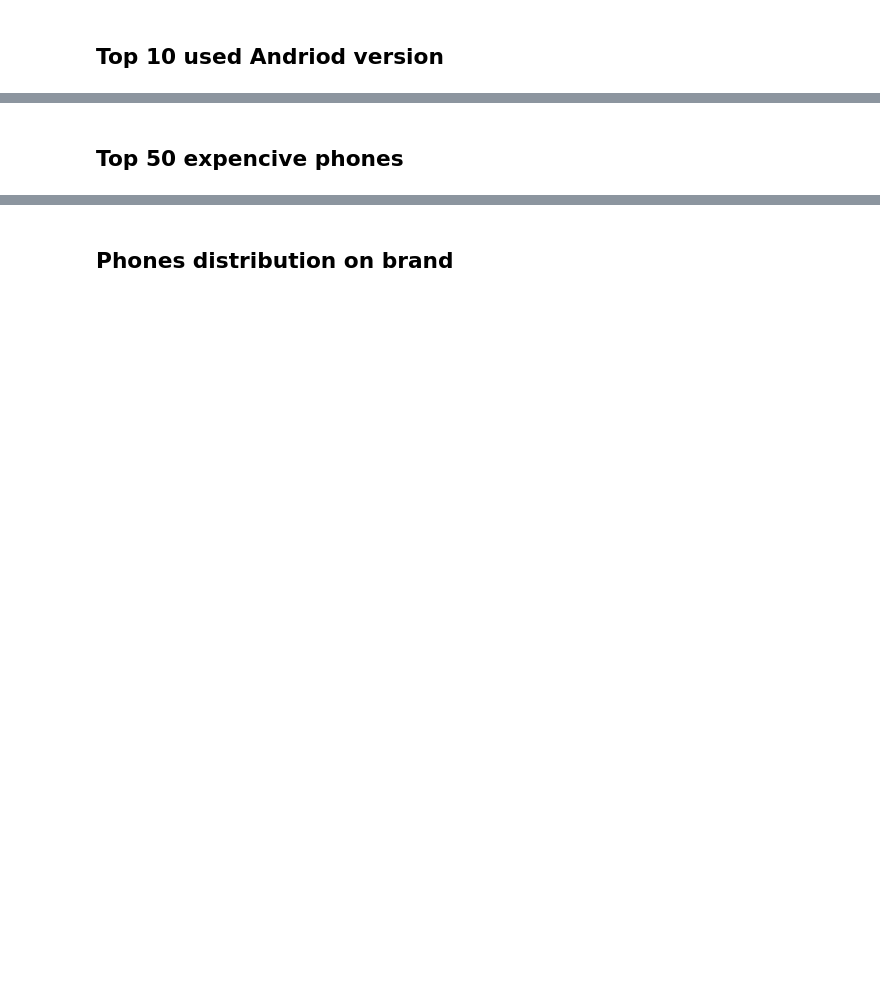
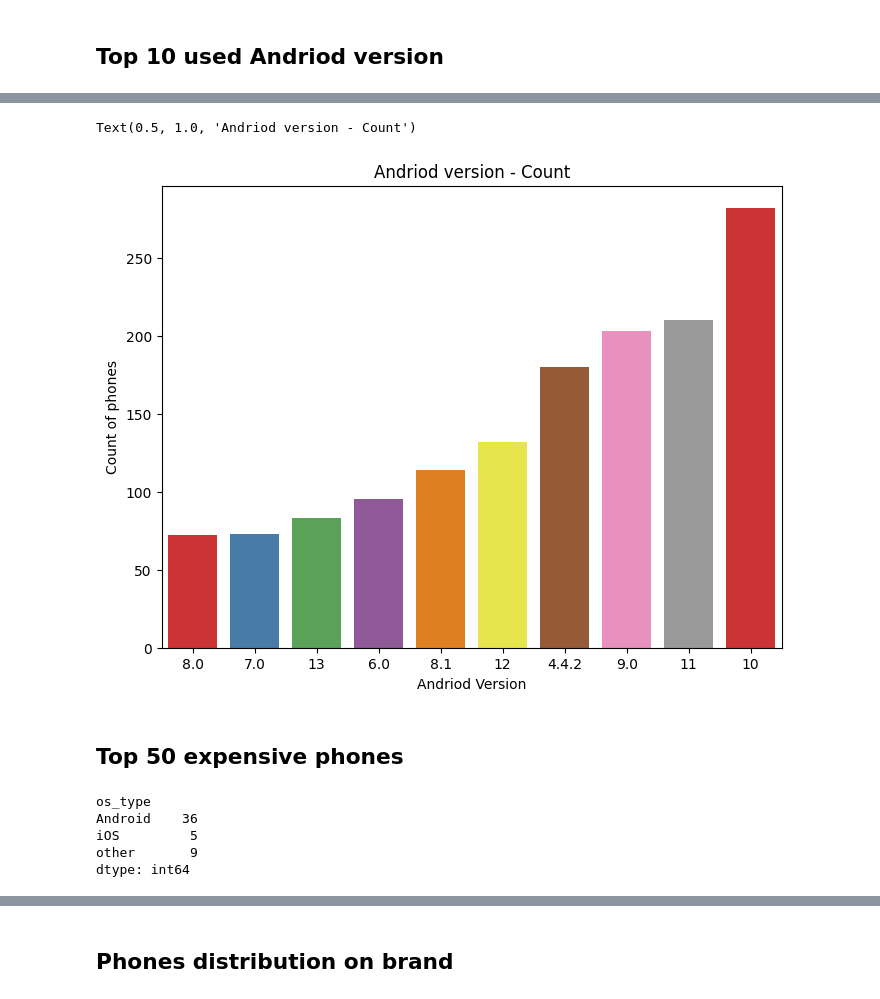
Before and after one commit to sinaaasghari/mobile-land, a Jupyter notebook: statics-analyzing.ipynb, the cells around one changed output, grey strips where cells are left out. Drawn from its saved outputs; the diff is of its cells as text; code cells hidden in the pictures; blank space fills up the shorter version.

```diff
--- a/statics-analyzing.ipynb
+++ b/statics-analyzing.ipynb
@@ -37,2 +98,31 @@ stats
+# %%
+df_tmp = df[df['os_type'] == 'Android']
+count_versions_of_android  = df_tmp.groupby('os_version').size()
+count_versions_of_android = count_versions_of_android.sort_values(ascending=False)[:10]
+
+df_tmp = pd.DataFrame(count_versions_of_android).reset_index()
+df_tmp = df_tmp.sort_values(by=0)
+# %%
+plt.figure(figsize=(8, 6))
+
+sns.barplot(x='os_version' , y=0 , data=df_tmp , palette='Set1')
+
+plt.ylabel('Count of phones')
+plt.xlabel('Andriod Version')
+
+plt.title('Andriod version - Count')
+# %% [output]
+Text(0.5, 1.0, 'Andriod version - Count')
+[figure, added]
 # %% [markdown]
-## Top 50 expencive phones
+## Top 50 expensive phones
+# %%
+top_50_by_price = df.sort_values('price' , ascending=False)[:50]
+top_50_grouped = top_50_by_price.groupby('os_type').size()
+top_50_grouped
+# %% [output]
+os_type
+Android    36
+iOS         5
+other       9
+dtype: int64
```
Also changed, not shown: parts of 14 cells of this notebook.
